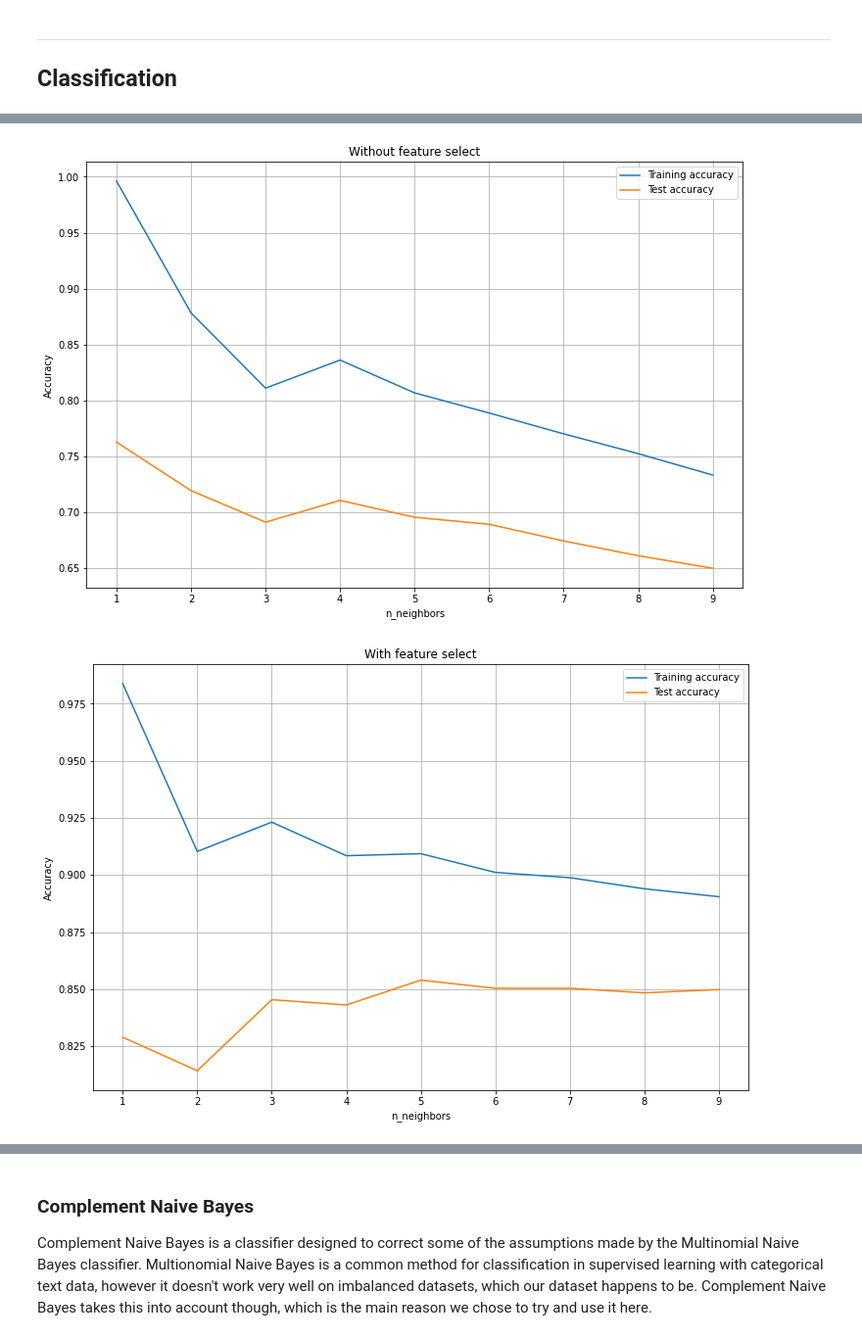
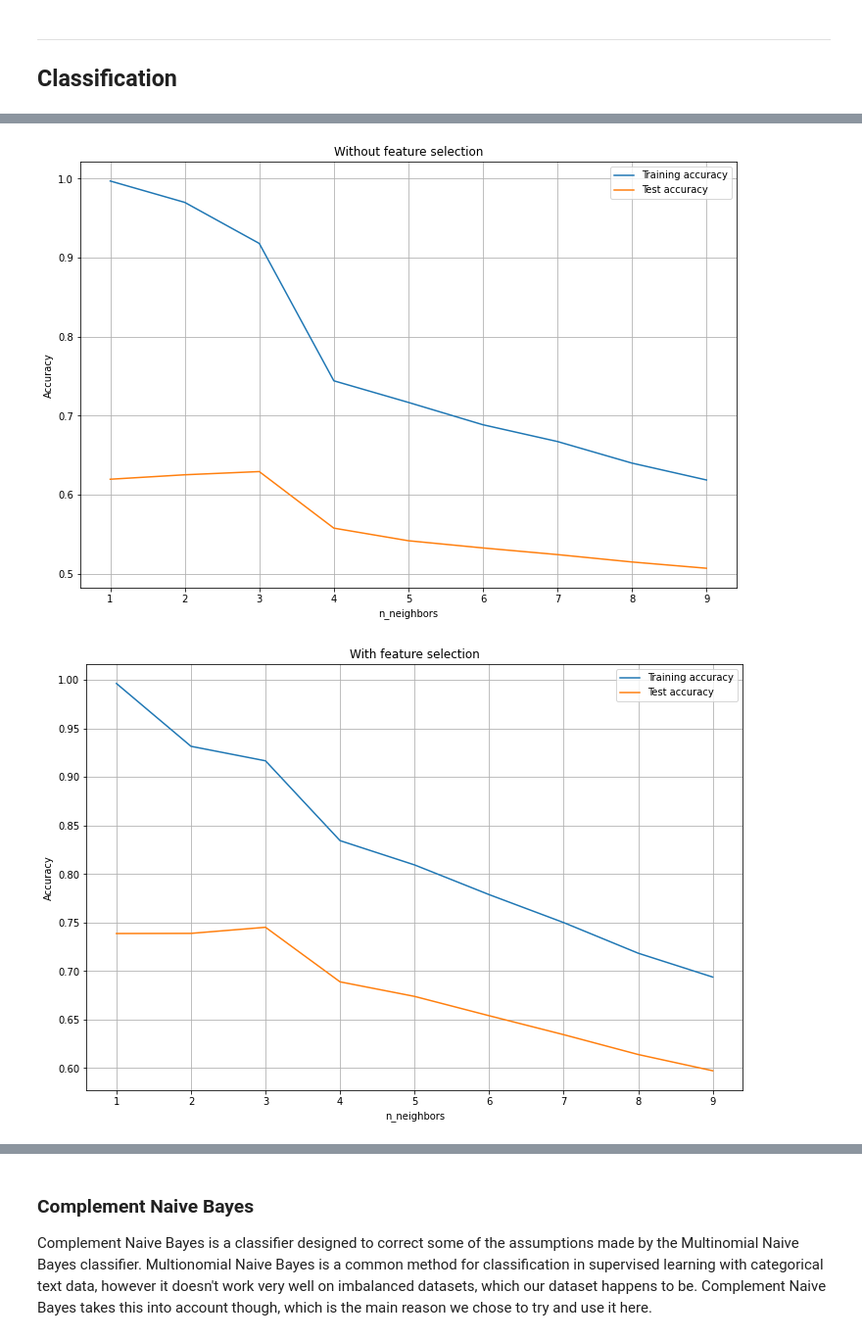
Before and after one commit to MartinRybergLaude/dm1590-project, a Jupyter notebook: newspapers.ipynb, the cells around one changed output, grey strips where cells are left out. Shown at 98% size. Cells and saved outputs as stored; diff of their text form; code cells hidden in the pictures.

```diff
--- a/newspapers.ipynb
+++ b/newspapers.ipynb
@@ -277,38 +272,42 @@ This can take a long amount of time.
+# %%
+# Split the training data into a training and validation set for the supervised learning
+X_train, X_valid, y_train, y_valid = train_test_split(X_train, y_train)
 # %%
 # Implements feature selection using SelectFromModel, together with a Linear Support Vector classifier
 select = SelectFromModel(
     LinearSVC(C=1, penalty='l1', dual=False, class_weight='balanced'), threshold="median")
-select.fit(X_train, y_train)
+select.fit(X_valid, y_valid)
+X_valid_l1 = select.transform(X_valid)
 X_train_l1 = select.transform(X_train)
 X_test_l1 = select.transform(X_test)
 
-def find_K_value(training_data, test_data, title):
+def find_K_value(training_data_X, training_data_y, test_data, title):
   # Find the most accurate k-value
   training_accuracy = []
   test_accuracy = []
   k_arr = range(1, 10)
 
   # Creates and trains all of the classifiers, and saves the results in arrays
   for k in k_arr:
     clf = KNeighborsClassifier(n_neighbors=k)  # Initializes kNN classifier with k neighbors
-    clf.fit(training_data, y_train) # Fits the classifier to the data
-    training_accuracy.append(clf.score(training_data, y_train)) # Records training set accuracy
+    clf.fit(training_data_X, training_data_y) # Fits the classifier to the data
+    training_accuracy.append(clf.score(training_data_X, training_data_y)) # Records training set accuracy
     test_accuracy.append(clf.score(test_data, y_test))  # Records generalization accuracy
 
   plt.figure(figsize=(12, 8))
   plt.plot(k_arr, training_accuracy, label="Training accuracy")
   plt.plot(k_arr, test_accuracy, label="Test accuracy")
   plt.ylabel("Accuracy")
   plt.xlabel("n_neighbors")
   plt.legend()
   plt.grid()
   plt.title(title)
   plt.show()
 
 
-find_K_value(X_train, X_test, "Without feature selection")
-find_K_value(X_train_l1, X_test_l1, "With feature selection")
+find_K_value(X_valid, y_valid, X_test, "Without feature selection")
+find_K_value(X_valid_l1, y_valid, X_test_l1, "With feature selection")
 # %% [output]
-[figure, old version]
+[figure, new version]
-[figure, old version]
+[figure, new version]
 # %% [markdown]
```
Also changed, not shown: parts of 6 cells of this notebook.
